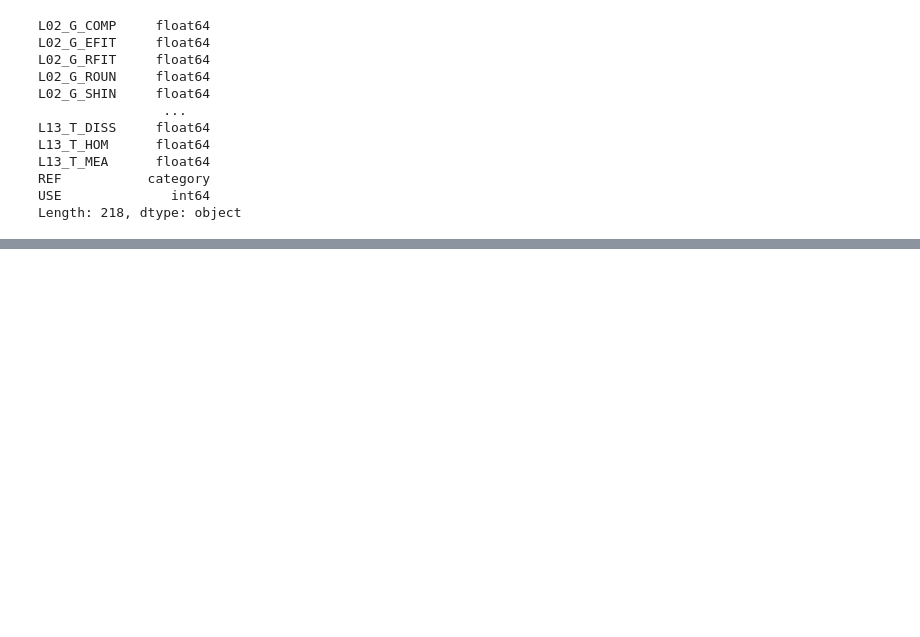
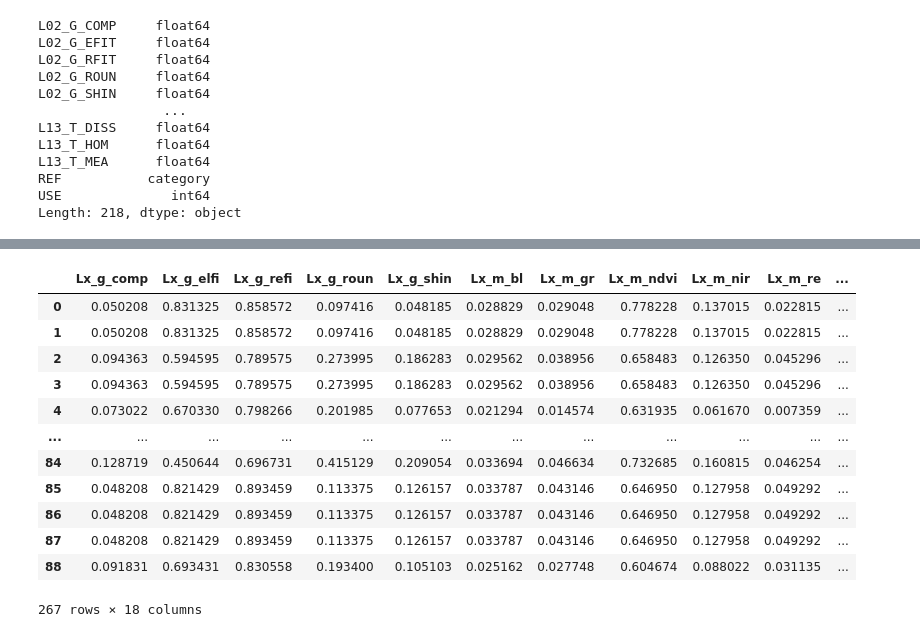
Before and after one commit to carls31/active-learning-virtual-SVM, a Jupyter notebook: AL_VSVM.ipynb, the cells around one changed output, grey strips where cells are left out. Drawn from its saved outputs; the diff is of its cells as text; code cells hidden in the pictures; blank space fills up the shorter version.

```diff
--- a/AL_VSVM.ipynb
+++ b/AL_VSVM.ipynb
@@ -234,7 +237,7 @@ bound = [0.3, 0.6, 0.9]
 boundMargin = [1.5, 1.0, 0.5]
 sampleSizesPor = [40, 25, 16, 12, 10, 8, 6, 4, 3, 2, 1]
 colheader = ["40", "25", "16", "12", "10", "8", "6", "4", "3", "2", "1"]
-sindexSVMDATA = 37
+sindexSVMDATA = 36
 numFeat = 18
 eindexSVMDATA = sindexSVMDATA + numFeat - 1
 objInfoNames = ["Lx_g_comp", "Lx_g_elfi", "Lx_g_refi", "Lx_g_roun", "Lx_g_shin",
@@ -404,34 +597,22 @@ TypeError: '<' not supported between instances of 'list' and 'int'
 # %%
-validateFeatsub = validateFeatAllLev.iloc[:, sindexSVMDATA:eindexSVMDATA+1]
+# VSVM on all Level SV
+SVindex = svm_model.best_estimator_.support_  # Indices of support vectors
+SVtotal = trainDataCur.iloc[SVindex, sindexSVMDATA:eindexSVMDATA+1].reset_index(drop=True)  # Get support vectors
 
-# SVM parameter tuning
-tunedSVM = SVC(kernel='linear')
-tunedSVM.fit(tuneFeat, tuneLabel)
+SVL2 = trainDataCur.iloc[SVindex, sindexSVMDATA - 2 * numFeat:sindexSVMDATA - numFeat ].reset_index(drop=True)
+SVL3 = trainDataCur.iloc[SVindex, sindexSVMDATA - numFeat:sindexSVMDATA ].reset_index(drop=True)
 
-# Predict labels of test data
-predLabelsSVM = tunedSVM.predict(validateFeatsub)
+SVL5 = trainDataCur.iloc[SVindex, sindexSVMDATA + numFeat:sindexSVMDATA + 2 * numFeat ].reset_index(drop=True)
+SVL6 = trainDataCur.iloc[SVindex, sindexSVMDATA + 2 * numFeat:sindexSVMDATA + 3 * numFeat ].reset_index(drop=True)
+SVL7 = trainDataCur.iloc[SVindex, sindexSVMDATA + 3 * numFeat:sindexSVMDATA + 4 * numFeat ].reset_index(drop=True)
+SVL8 = trainDataCur.iloc[SVindex, sindexSVMDATA + 4 * numFeat:sindexSVMDATA + 5 * numFeat ].reset_index(drop=True)
+SVL9 = trainDataCur.iloc[SVindex, sindexSVMDATA + 5 * numFeat:sindexSVMDATA + 6 * numFeat ].reset_index(drop=True)
+SVL10 = trainDataCur.iloc[SVindex, sindexSVMDATA + 6 * numFeat:sindexSVMDATA + 7 * numFeat ].reset_index(drop=True)
+SVL11 = trainDataCur.iloc[SVindex, sindexSVMDATA + 7 * numFeat:sindexSVMDATA + 8 * numFeat ].reset_index(drop=True)
 
-# Accuracy assessment
-accSVM = accuracy_score(validateLabels, predLabelsSVM)
-print(accSVM)
-
-# VSVM on all Level SV
-SVindex = tunedSVM.support_  # Indices of support vectors
-SVtotal = trainDataCur.iloc[SVindex, :]  # Get support vectors
-
-SVL2 = trainDataCur.iloc[SVindex, sindexSVMDATA - 2 * numFeat:sindexSVMDATA - numFeat ]
-SVL3 = trainDataCur.iloc[SVindex, sindexSVMDATA - numFeat:sindexSVMDATA ]
-
-SVL5 = trainDataCur.iloc[SVindex, sindexSVMDATA + numFeat:sindexSVMDATA + 2 * numFeat ]
-SVL6 = trainDataCur.iloc[SVindex, sindexSVMDATA + 2 * numFeat:sindexSVMDATA + 3 * numFeat ]
-SVL7 = trainDataCur.iloc[SVindex, sindexSVMDATA + 3 * numFeat:sindexSVMDATA + 4 * numFeat ]
-SVL8 = trainDataCur.iloc[SVindex, sindexSVMDATA + 4 * numFeat:sindexSVMDATA + 5 * numFeat ]
-SVL9 = trainDataCur.iloc[SVindex, sindexSVMDATA + 5 * numFeat:sindexSVMDATA + 6 * numFeat ]
-SVL10 = trainDataCur.iloc[SVindex, sindexSVMDATA + 6 * numFeat:sindexSVMDATA + 7 * numFeat ]
-SVL11 = trainDataCur.iloc[SVindex, sindexSVMDATA + 7 * numFeat:sindexSVMDATA + 8 * numFeat ]
 
 # Bind original SV with modified to new train data set
-SVinvar = pd.concat([SVtotal, SVL2, SVL3, SVL5, SVL6, SVL7, SVL8, SVL9, SVL10, SVL11])
+SVinvar = pd.concat([SVtotal, SVL2, SVL3, SVL5, SVL6, SVL7, SVL8, SVL9, SVL10, SVL11],ignore_index=True)
 
 # Split for training to feature and label
 trainFeatVSVM = SVinvar.iloc[:, :-1]
@@ -446,8 +627,7 @@ tuneFeatVSVM = pd.concat([trainFeatVSVM, testFeatsub], axis=0)
 tuneLabelsVSVM = np.concatenate((trainLabelsVSVM.values, testLabels.values))
 
 # VSVM parameter tuning
-tunedVSVM = SVC(kernel='linear')
-tunedVSVM.fit(tuneFeatVSVM, tuneLabelsVSVM)
+tunedVSVM = svm_fit(tuneFeatVSVM, tuneLabelsVSVM)
 
 # Run classification and accuracy assessment for modified SV
 predLabelsVSVM = tunedVSVM.predict(validateFeatsub)
@@ -456,3 +666,19 @@ print(accVSVM)
+# %%
+pd.concat([SVtotal,SVL2,SVL5])
+# %% [output]
+|  | Lx_g_comp | Lx_g_elfi | Lx_g_refi | Lx_g_roun | Lx_g_shin | Lx_m_bl | Lx_m_gr | Lx_m_ndvi | Lx_m_nir | Lx_m_re | ... |
+| 0 | 0.050208 | 0.831325 | 0.858572 | 0.097416 | 0.048185 | 0.028829 | 0.029048 | 0.778228 | 0.137015 | 0.022815 | ... |
+| 1 | 0.050208 | 0.831325 | 0.858572 | 0.097416 | 0.048185 | 0.028829 | 0.029048 | 0.778228 | 0.137015 | 0.022815 | ... |
+| 2 | 0.094363 | 0.594595 | 0.789575 | 0.273995 | 0.186283 | 0.029562 | 0.038956 | 0.658483 | 0.126350 | 0.045296 | ... |
+| 3 | 0.094363 | 0.594595 | 0.789575 | 0.273995 | 0.186283 | 0.029562 | 0.038956 | 0.658483 | 0.126350 | 0.045296 | ... |
+| 4 | 0.073022 | 0.670330 | 0.798266 | 0.201985 | 0.077653 | 0.021294 | 0.014574 | 0.631935 | 0.061670 | 0.007359 | ... |
+| ... | ... | ... | ... | ... | ... | ... | ... | ... | ... | ... | ... |
+| 84 | 0.128719 | 0.450644 | 0.696731 | 0.415129 | 0.209054 | 0.033694 | 0.046634 | 0.732685 | 0.160815 | 0.046254 | ... |
+| 85 | 0.048208 | 0.821429 | 0.893459 | 0.113375 | 0.126157 | 0.033787 | 0.043146 | 0.646950 | 0.127958 | 0.049292 | ... |
+| 86 | 0.048208 | 0.821429 | 0.893459 | 0.113375 | 0.126157 | 0.033787 | 0.043146 | 0.646950 | 0.127958 | 0.049292 | ... |
+| 87 | 0.048208 | 0.821429 | 0.893459 | 0.113375 | 0.126157 | 0.033787 | 0.043146 | 0.646950 | 0.127958 | 0.049292 | ... |
+| 88 | 0.091831 | 0.693431 | 0.830558 | 0.193400 | 0.105103 | 0.025162 | 0.027748 | 0.604674 | 0.088022 | 0.031135 | ... |
+267 rows × 18 columns
 # %%
 
 
```
Also changed, not shown: parts of 32 cells of this notebook, 1 other file.
